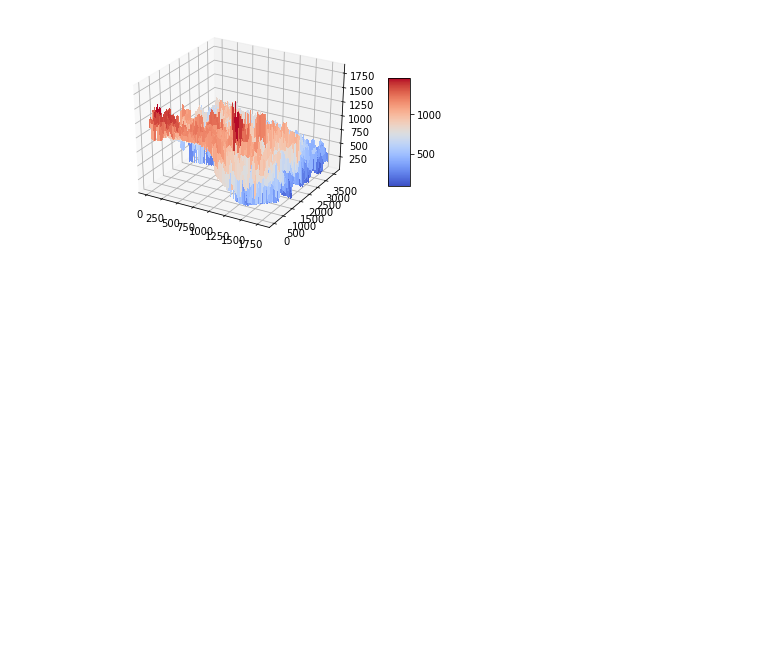
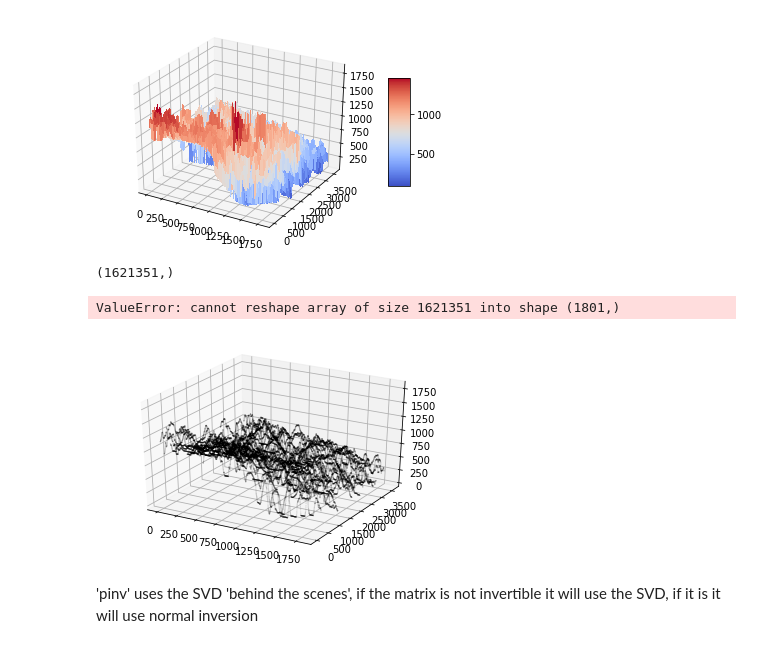
Before and after one commit to jolyndev/FYS-STK4155, a Jupyter notebook: Project1b.ipynb, the cells around one changed output. Drawn from its saved outputs; the diff is of its cells as text; code cells hidden in the pictures; blank space fills up the shorter version.

```diff
--- a/Project1b.ipynb
+++ b/Project1b.ipynb
@@ -38,6 +38,4 @@ The terrain data is the height, which is basically the z-function. X and Y are t
 x = np.arange(0, 1801)
 y = np.arange(0, 3601)
 
-x, y = np.meshgrid(x,y)
-
-x
+xx, yy = np.meshgrid(x,y)
@@ -81,33 +71,40 @@ def CreateDesignMatrix_X(x, y, n = 5):
 # %%
 m = 5        # degree of polynomial
 
-#Transform from matrices to vectors
-x_1 = np.ravel(x)
-y_1 = np.ravel(y)
-z_1 = np.ravel(terrain1)
+#Transform from matrices to vectors, reduce the data by taking every fourth point
+x_1 = np.ravel(xx)[::4]
+y_1 = np.ravel(yy)[::4]
+z_1 = np.ravel(terrain1)[::4]
 
 # finally create the design matrix
 X = CreateDesignMatrix_X(x_1, y_1, n=m)
+
+z_1.shape
+# %% [output]
+(1621351,)
 # %%
 beta = np.linalg.inv(X.T.dot(X)).dot(X.T).dot(z_1)
 ztilde = X @ beta
 # %%
 fig = plt.figure()
 ax1 = fig.gca(projection='3d')
 
-ax1.scatter(x, y, terrain1,
-           alpha=1,
-           s=0.1,
+ax1.scatter(xx[::128], yy[::128], terrain1[::128],
+           alpha=0.5,
+           s=0.01,
            color='black'
            )
 
-"""ax1.plot_surface(x, y, ztilde.reshape(x.shape),
+ax1.plot_surface(xx[::128], yy[::128], ztilde.reshape(x.shape),
                 alpha=0.4,
                 cmap=cm.coolwarm,
-                )"""
+                )
 
 plt.title(f'OLS regression fit')
 plt.show()
+# %% [output]
+ValueError: cannot reshape array of size 1621351 into shape (1801,)
+[figure, added]
 # %%
 from sklearn.model_selection import train_test_split
 
@@ -116 +124,3 @@ Xtrain, Xtest, ztrain, ztest = train_test_split(X*norm, z_1*norm, test_size=0.2)
+# %% [markdown]
+'pinv' uses the SVD 'behind the scenes', if the matrix is not invertible it will use the SVD, if it is it will use normal inversion
 # %%
```
Also changed, not shown: parts of 9 cells of this notebook.
